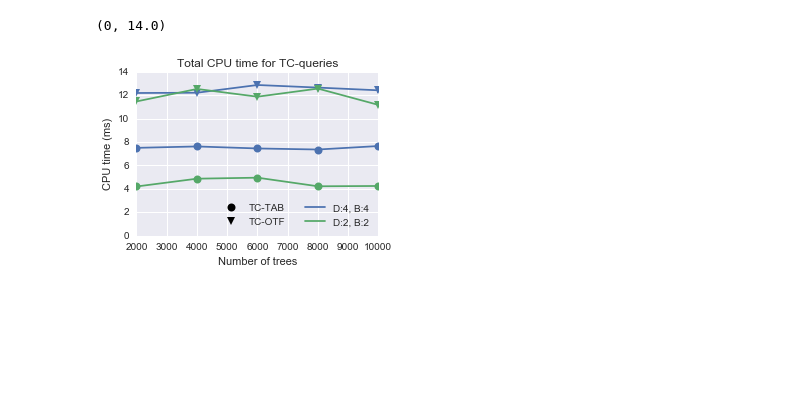
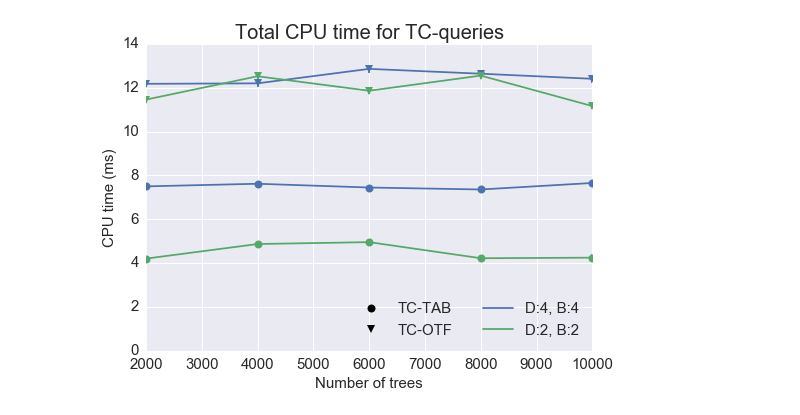
Before and after one commit to szoupanos/aiida_experiments, a Jupyter notebook: dbpath_experiments/graphs_cpu_time_for_tc.ipynb, the cells around one changed output. Drawn from its saved outputs; the diff is of its cells as text; code cells hidden in the pictures; blank space fills up the shorter version.

Commit message:
Changes to the jupyter version of the cpu plot

```diff
--- a/dbpath_experiments/graphs_cpu_time_for_tc.ipynb
+++ b/dbpath_experiments/graphs_cpu_time_for_tc.ipynb
@@ -12,6 +12,16 @@ import scipy.signal as signal
 import pandas as pd
 import collections
 from matplotlib import pyplot as plt, gridspec
+
+axis_size = 15
+val_size = 17
+title_size = 20
+
+plt.rc('axes', titlesize=axis_size)     # fontsize of the axes title
+plt.rc('axes', labelsize=axis_size)    # fontsize of the x and y labels
+plt.rc('xtick', labelsize=axis_size)    # fontsize of the tick labels
+plt.rc('ytick', labelsize=axis_size)    # fontsize of the tick labels
+plt.rc('legend', fontsize=axis_size)    # legend fontsize
 
 list_of_files = [
                 ("timings--no-dbpath.dat", "No dbpath"),
@@ -39,38 +49,42 @@ for k, resd in results_dict.items():
                 resd[(d,b)] += [(ntree, timing, sem)]
             usecase_set.add((d,b))
 
-fig = plt.figure(figsize=(4,3))
-gs = gridspec.GridSpec(1,1, bottom=0.15, left=0.14, right=0.98, top=0.91)
+# fig = plt.figure(figsize=(4,3))
+fig = plt.figure()
+# gs = gridspec.GridSpec(1,1, bottom=0.15, left=0.14, right=0.98, top=0.91)
+gs = gridspec.GridSpec(1,1)
 
 ax = fig.add_subplot(gs[0])
 usecase_set = set(((4,4),
         (2,2)
      ))
 #(2,2)))
 ax.plot([],[], marker_dict['with-dbpath'], color='black', label='TC-TAB', **marker_style)
 ax.plot([],[], marker_dict['no-dbpath'], color='black', label='TC-OTF', **marker_style)
-ax.set_title('Total CPU time for TC-queries')
+ax.set_title('Total CPU time for TC-queries', fontsize=title_size)
+# pylab.title(p_title, fontsize=title_size)
 ax.set_ylabel(r'CPU time (ms)')
 ax.set_xlabel(r'Number of trees')
 for use_case in usecase_set:
 #     print results_dict['with-dbpath'][use_case]
     ntrees, timings, err = map(np.array, zip(*sorted(results_dict['with-dbpath'][use_case])))
     timings *=  1e3 # convert to ms
     err *= 1e3
     label = '-'.join(map(str, use_case)) +'-DBPATH'
     l = ax.errorbar(ntrees, timings, yerr=err, marker=marker_dict['with-dbpath'],  **marker_style)[0]
 
 
     ntrees, timings, err = map(np.array, zip(*sorted(results_dict['no-dbpath'][use_case])))
     timings *=  1e3 # convert to ms
     err *= 1e3
     label = '-'.join(map(str, use_case)) +'-OTF'
     ax.errorbar(ntrees, timings, yerr=err, marker=marker_dict['no-dbpath'], color=l.get_color(), **marker_style)
     ax.plot([],[], color=l.get_color(), label='D:{}, B:{}'.format(*use_case), **marker_style)
 
 leg = plt.legend(loc='lower right', ncol=2)
 leg.set_alpha(0.9)
 plt.ylim(0,)
+
+plt.savefig('TC-scaling.pdf')
 # %% [output]
-(0, 14.0)
-[figure, old version]
+[figure, new version]
```
